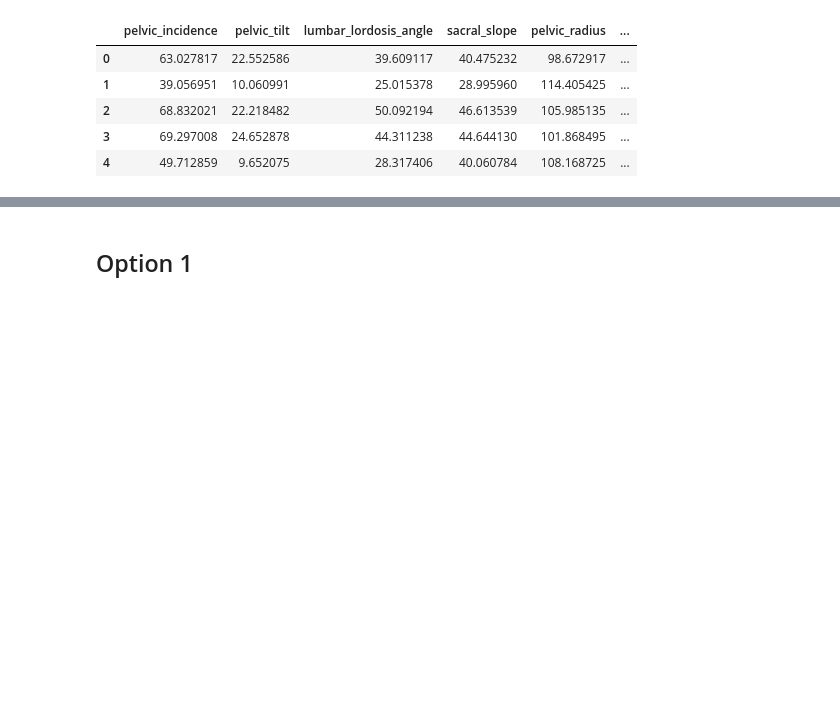
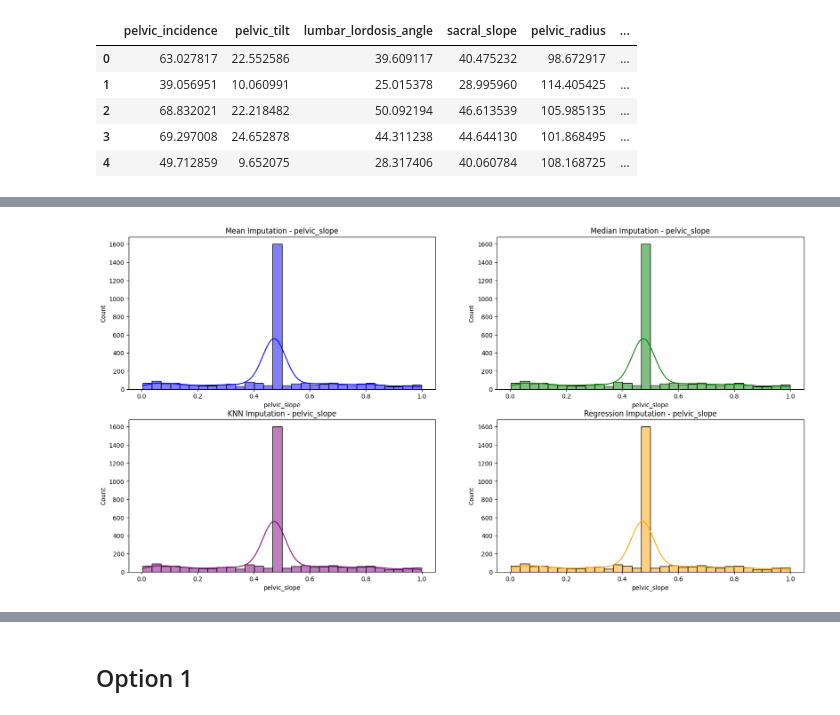
Before and after one commit to DSkilton/ML_Approaches_for_Predicting_Spinal_Disorders, a Jupyter notebook: main.ipynb, the cells around one changed output, grey strips where cells are left out. Cells and saved outputs as stored; diff of their text form; code cells hidden in the pictures; blank space fills up the shorter version.

```diff
--- a/main.ipynb
+++ b/main.ipynb
@@ -42,0 +68,48 @@ combining results from different models. Ensemble is a module in sklearn (sklear
+# %%
+# TODO: Look at MSE before and after too
+
+columns_to_impute = [
+    'pelvic_slope', 'direct_tilt', 'thoracic_slope',
+    'cervical_tilt', 'sacrum_angle', 'scoliosis_slope'
+]
+
+data_to_impute = unclean_data[columns_to_impute]
+
+# Create imputers
+mean_imputer = SimpleImputer(strategy='mean')
+median_imputer = SimpleImputer(strategy='median')
+knn_imputer = KNNImputer(n_neighbors=5, weights='uniform', metric='nan_euclidean')
+regression_imputer = IterativeImputer(max_iter=10, random_state=FORTY_TWO)
+
+# Fit and transform the data
+mean_imputed_data = mean_imputer.fit_transform(data_to_impute)
+median_imputed_data = median_imputer.fit_transform(data_to_impute)
+knn_imputed_data = knn_imputer.fit_transform(data_to_impute)
+regression_imputed_data = regression_imputer.fit_transform(data_to_impute)
+
+# Convert the imputed data to a DataFrame
+mean_df = pd.DataFrame(mean_imputed_data, columns=columns_to_impute)
+median_df = pd.DataFrame(median_imputed_data, columns=columns_to_impute)
+knn_df = pd.DataFrame(knn_imputed_data, columns=columns_to_impute)
+regression_df = pd.DataFrame(regression_imputed_data, columns=columns_to_impute)
+
+# Plotting the distribution for comparison
+fig, axes = plt.subplots(2, 2, figsize=(20, 10))
+axes = axes.flatten()
+
+sns.histplot(mean_df['pelvic_slope'], kde=True, bins=30, ax=axes[0], color='blue')
+axes[0].set_title('Mean Imputation - pelvic_slope')
+
+sns.histplot(median_df['pelvic_slope'], kde=True, bins=30, ax=axes[1], color='green')
+axes[1].set_title('Median Imputation - pelvic_slope')
+
+sns.histplot(knn_df['pelvic_slope'], kde=True, bins=30, ax=axes[2], color='purple')
+axes[2].set_title('KNN Imputation - pelvic_slope')
+
+sns.histplot(regression_df['pelvic_slope'], kde=True, bins=30, ax=axes[3], color='orange')
+axes[3].set_title('Regression Imputation - pelvic_slope')
+
+plt.tight_layout
+plt.show()
+# %% [output]
+[figure, added]
```
Also changed, not shown: parts of 13 cells of this notebook, 6 other files.
